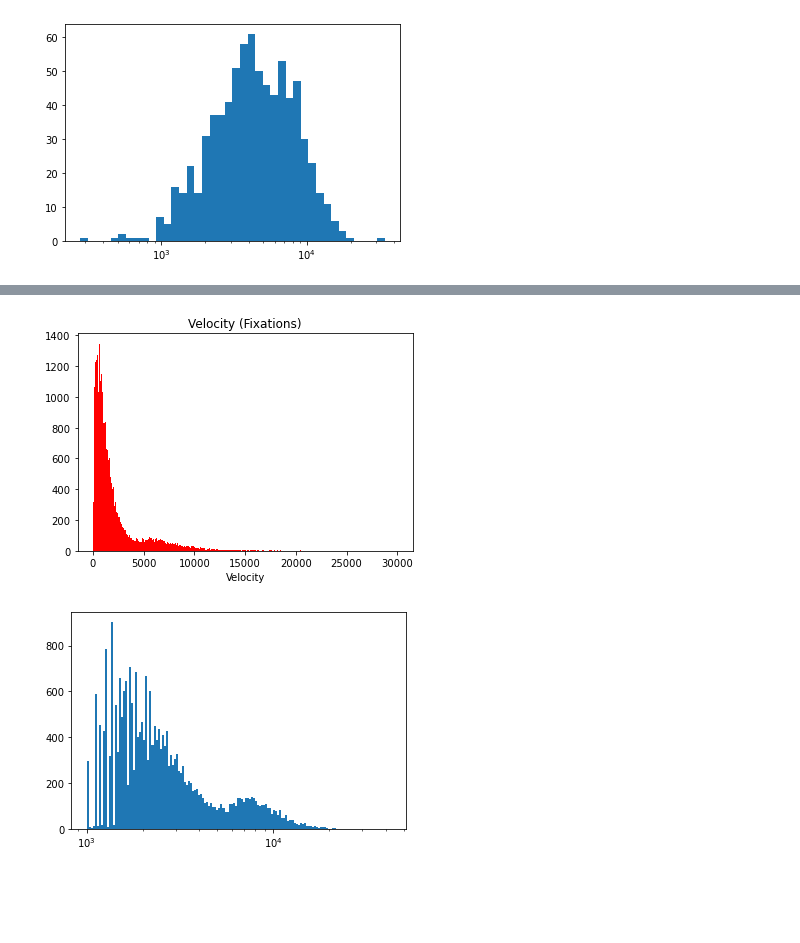
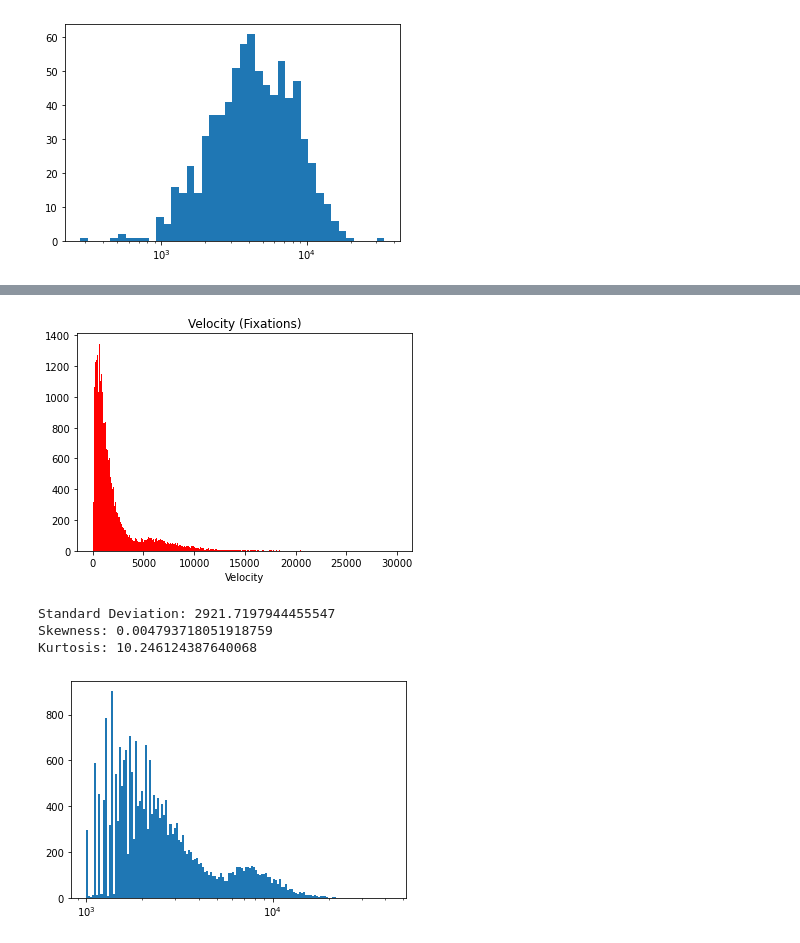
Before and after one commit to Josef733/eyetracker, a Jupyter notebook: algofull_edit_v2.ipynb, the cells around one changed output, grey strips where cells are left out. Saved outputs shown, nothing was run; the diff lists cells and outputs as text; code cells hidden in the pictures; blank space fills up the shorter version.

```diff
--- a/algofull_edit_v2.ipynb
+++ b/algofull_edit_v2.ipynb
@@ -460,21 +465,24 @@ plt.show()
 # %%
 plt.hist(np.array(fix_velo).sum(axis=1),300,color="red",range=[0,30000])
 plt.xlabel("Velocity")
 plt.title("Velocity (Fixations)")
 plt.savefig("Fixations_velo_hist")
 plt.show()
 
 
-f_v_sd = numpy.std(np.array(fix_velo).sum(axis=1))
+f_v_sd = np.std(np.diff(np.hstack(fix_velo)[np.logical_not(np.isnan(np.array(np.hstack(fix_velo))))]))
 print("Standard Deviation: " + str(f_v_sd))
 
-f_v_sk = skew(np.array(fix_velo).sum(axis=1)) #(... ,bias=False)
+f_v_sk = skew(np.diff(np.hstack(fix_velo)[np.logical_not(np.isnan(np.array(np.hstack(fix_velo))))])) #(... ,bias=False)
 print("Skewness: " + str(f_v_sk))
 
-f_v_ku = kurtosis(np.array(fix_velo).sum(axis=1)) #(... ,bias=False)
+f_v_ku = kurtosis(np.diff(np.hstack(fix_velo)[np.logical_not(np.isnan(np.array(np.hstack(fix_velo))))])) #(... ,bias=False)
 print("Kurtosis: " + str(f_v_ku))
 # %% [output]
-[figure, old version]
+[figure, new version]
+Standard Deviation: 2921.7197944455547
+Skewness: 0.004793718051918759
+Kurtosis: 10.246124387640068
 # %%
 plot_loghist(np.abs(np.array(fix_velo).sum(axis=1)[np.logical_not(np.isnan(np.array(fix_velo).sum(axis=1)))])+1000, bins=150)
 # %% [output]
```
Also changed, not shown: parts of 21 cells of this notebook.
